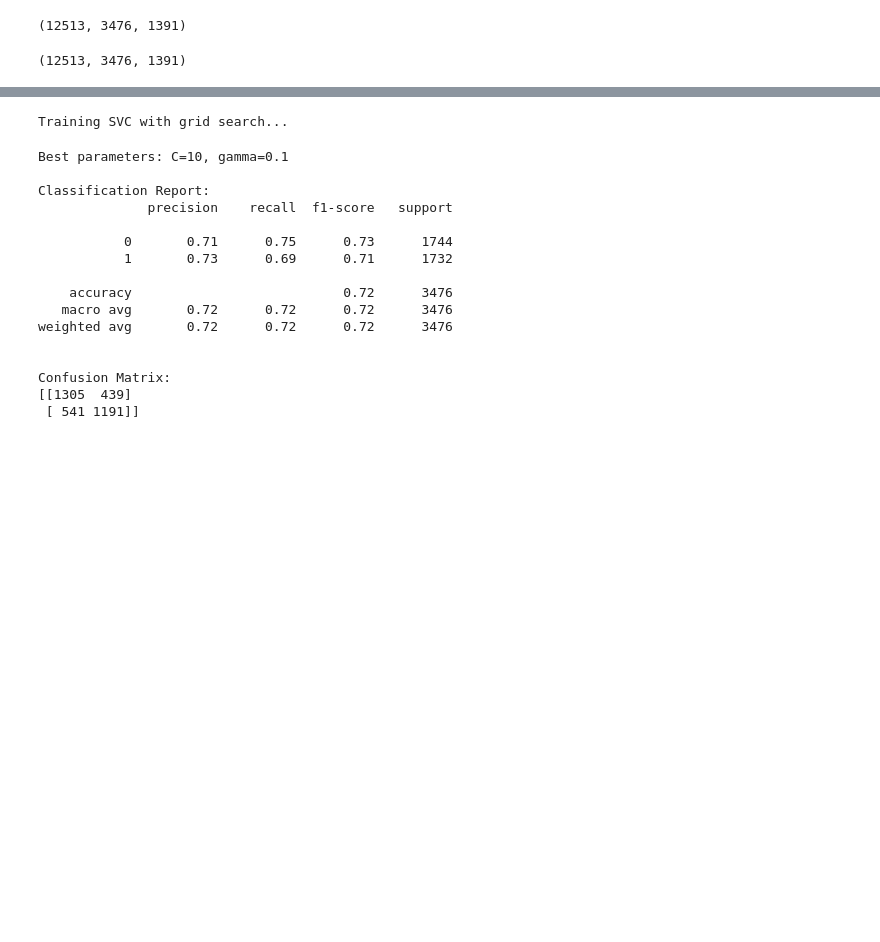
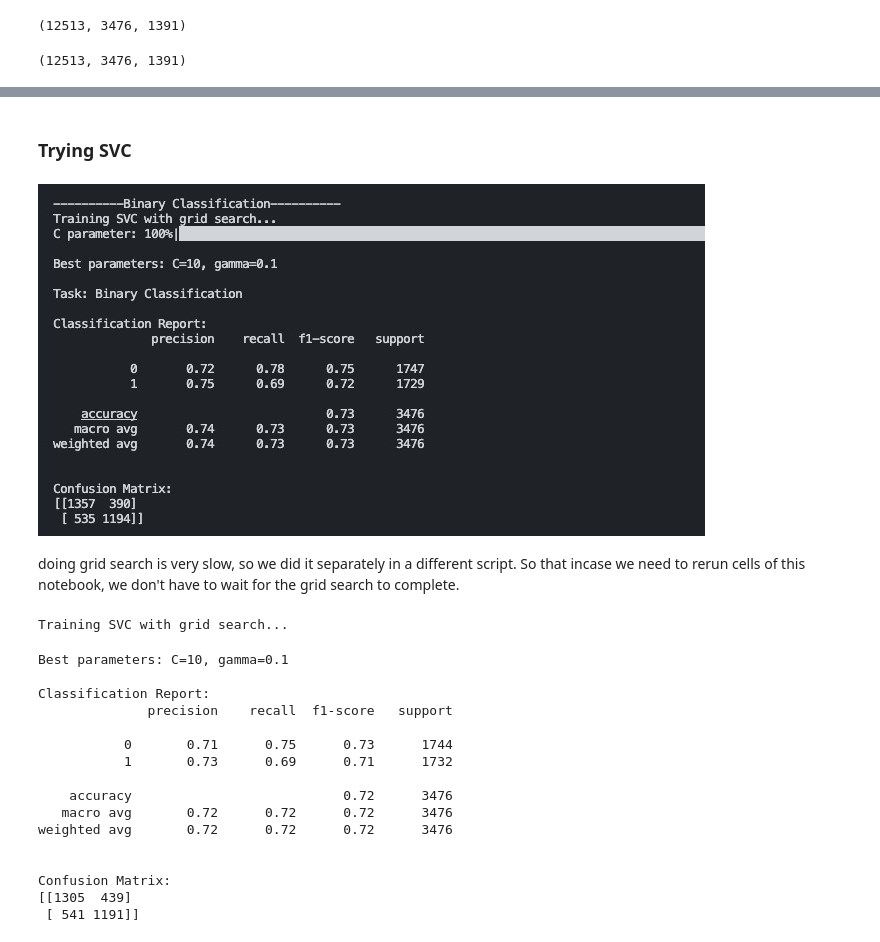
Before and after one commit to Arsalaan-Alam/landsafe, a Jupyter notebook: main.ipynb, the cells around one changed output, grey strips where cells are left out. Saved outputs shown, nothing was run; the diff lists cells and outputs as text; code cells hidden in the pictures; blank space fills up the shorter version.

```diff
--- a/main.ipynb
+++ b/main.ipynb
@@ -92 +87,10 @@ len(y_train), len(y_test), len(y_val)
+# %% [markdown]
+### Trying SVC
+# %%
+from IPython.display import Image
+Image(filename="figures/img.jpeg")
+# %% [output]
+[figure, added]
+# %% [markdown]
+doing grid search is very slow, so we did it separately in a different script. So that incase we need to rerun cells of this notebook, we don't have to wait for the grid search to complete.
 # %%
```
Also changed, not shown: parts of 2 cells of this notebook.
